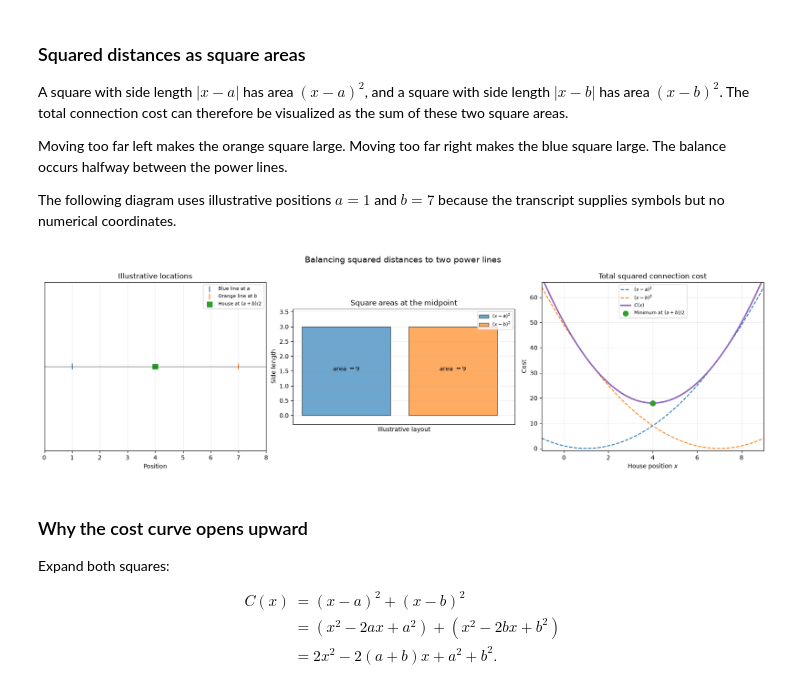
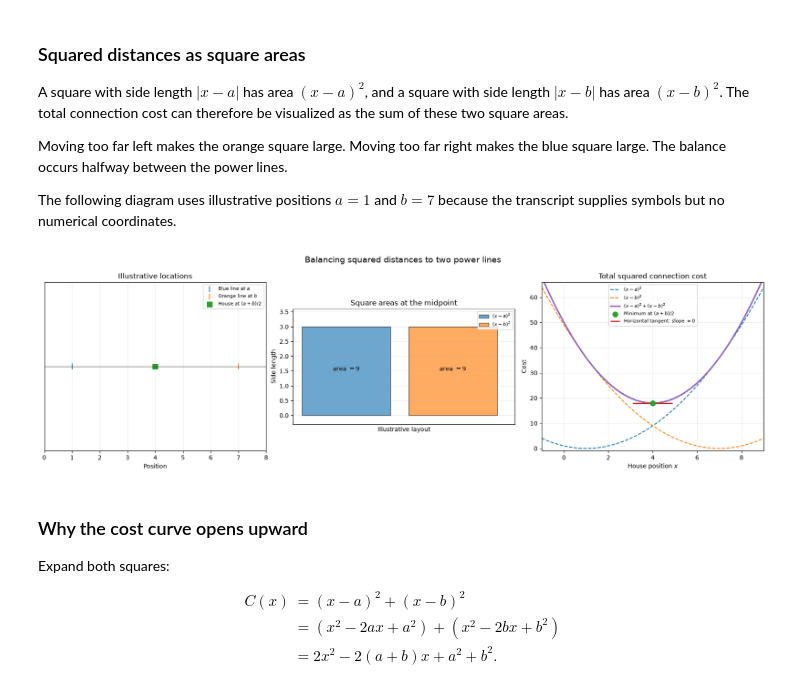
Before and after one commit to majorgilles/mathematics-for-machine-learning-and-data-science, a Jupyter notebook: weeks/c2_w1/03-optimization.ipynb, the cells around one changed output. Saved outputs shown, nothing was run; the diff lists cells and outputs as text; code cells hidden in the pictures.

```diff
--- a/weeks/c2_w1/03-optimization.ipynb
+++ b/weeks/c2_w1/03-optimization.ipynb
@@ -380,35 +380,38 @@ axes[1].add_patch(orange_square)
 axes[1].annotate(rf"area $={two_line_distance**2:g}$", (1.5, 1.5), ha="center")
 axes[1].annotate(rf"area $={two_line_distance**2:g}$", (5.1, 1.5), ha="center")
 axes[1].set(
     title="Square areas at the midpoint",
     xlabel="Illustrative layout",
     ylabel="Side length",
     xlim=(-0.3, 7.2),
     ylim=(-0.3, 3.6),
     xticks=[],
 )
 axes[1].set_aspect("equal")
 axes[1].grid(alpha=0.2)
 axes[1].legend(fontsize=8)
 
 axes[2].plot(two_line_positions, blue_costs, color="tab:blue", linestyle="--",
              label="$(x-a)^2$")
 axes[2].plot(two_line_positions, orange_costs, color="tab:orange", linestyle="--",
              label="$(x-b)^2$")
 axes[2].plot(two_line_positions, total_two_line_costs, color="tab:purple", linewidth=2.5,
-             label="$C(x)$")
+             label="$(x-a)^2+(x-b)^2$")
 axes[2].scatter([two_line_midpoint], [minimum_two_line_cost], color="tab:green", s=75,
                 zorder=3, label="Minimum at $(a+b)/2$")
+axes[2].hlines(minimum_two_line_cost, two_line_midpoint - 0.9,
+               two_line_midpoint + 0.9, color="tab:red", linewidth=2,
+               label="Horizontal tangent: slope $=0$")
 axes[2].set(title="Total squared connection cost", xlabel="House position $x$",
             ylabel="Cost", xlim=(-1, 9), ylim=(-1, 66))
 axes[2].grid(alpha=0.25)
 axes[2].legend(fontsize=8)
 
 fig.suptitle("Balancing squared distances to two power lines", fontsize=14)
 fig.tight_layout()
 plt.show()
 # %% [output]
-[figure, old version]
+[figure, new version]
 # %% [markdown]
 ### Why the cost curve opens upward
 
```
Also changed, not shown: parts of 1 cell of this notebook.
